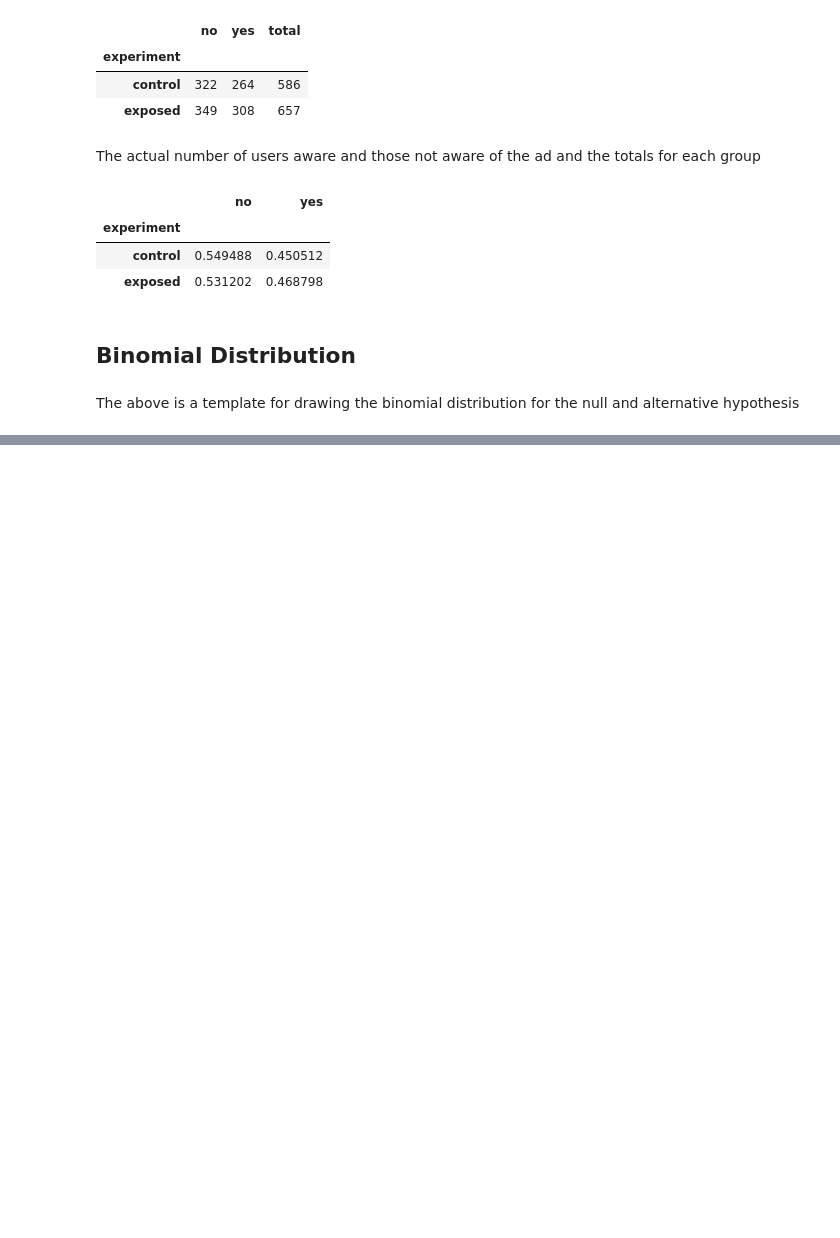
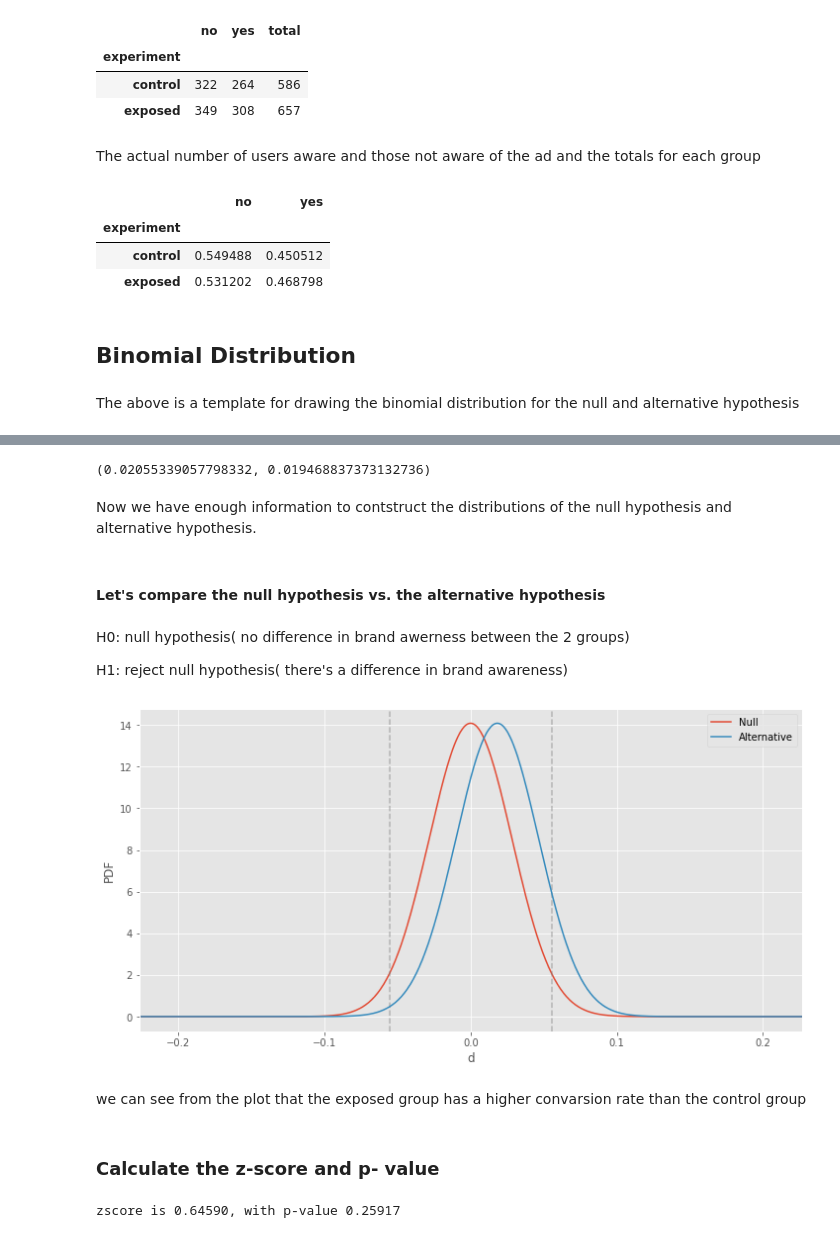
Before and after one commit to Samrawit02/SmartAd_AB_test, a Jupyter notebook: notebooks/Classical AB testing.ipynb, the cells around one changed output, grey strips where cells are left out. Saved outputs shown, nothing was run; the diff lists cells and outputs as text; code cells hidden in the pictures; blank space fills up the shorter version.

```diff
--- a/notebooks/Classical AB testing.ipynb
+++ b/notebooks/Classical AB testing.ipynb
@@ -142,0 +143,14 @@ plt.show()
+# %%
+std_cont = np.sqrt(control_conversion_rate * (1 - control_conversion_rate) / control_total)
+std_exp = np.sqrt(exposed_conversion_rate * (1 - exposed_conversion_rate) / exposed_total)
+std_cont, std_exp
+# %% [output]
+(0.02055339057798332, 0.019468837373132736)
+# %% [markdown]
+Now we have enough information to contstruct the distributions of the null hypothesis and alternative hypothesis.
+# %% [markdown]
+#### Let's compare the null hypothesis vs. the alternative hypothesis
+# %% [markdown]
+H0: null hypothesis( no difference in brand awerness between the 2 groups)
+
+H1: reject null hypothesis( there's a difference in brand awareness)
@@ -142,0 +159,14 @@ plt.show()
+# %%
+abplot(control_total, exposed_total, control_conversion_rate, difference)
+# %% [output]
+[figure, added]
+# %% [markdown]
+we can see from the plot that the exposed group has a higher
+convarsion rate than the control group
+# %% [markdown]
+### Calculate the z-score and p- value
+# %%
+z_score = (difference) / np.sqrt(std_cont**2 + std_exp**2)
+print(f"zscore is {z_score:0.5f}, with p-value {scs.norm().sf(z_score):0.5f}")
+# %% [output]
+zscore is 0.64590, with p-value 0.25917
```
Also changed, not shown: parts of 16 cells of this notebook.
